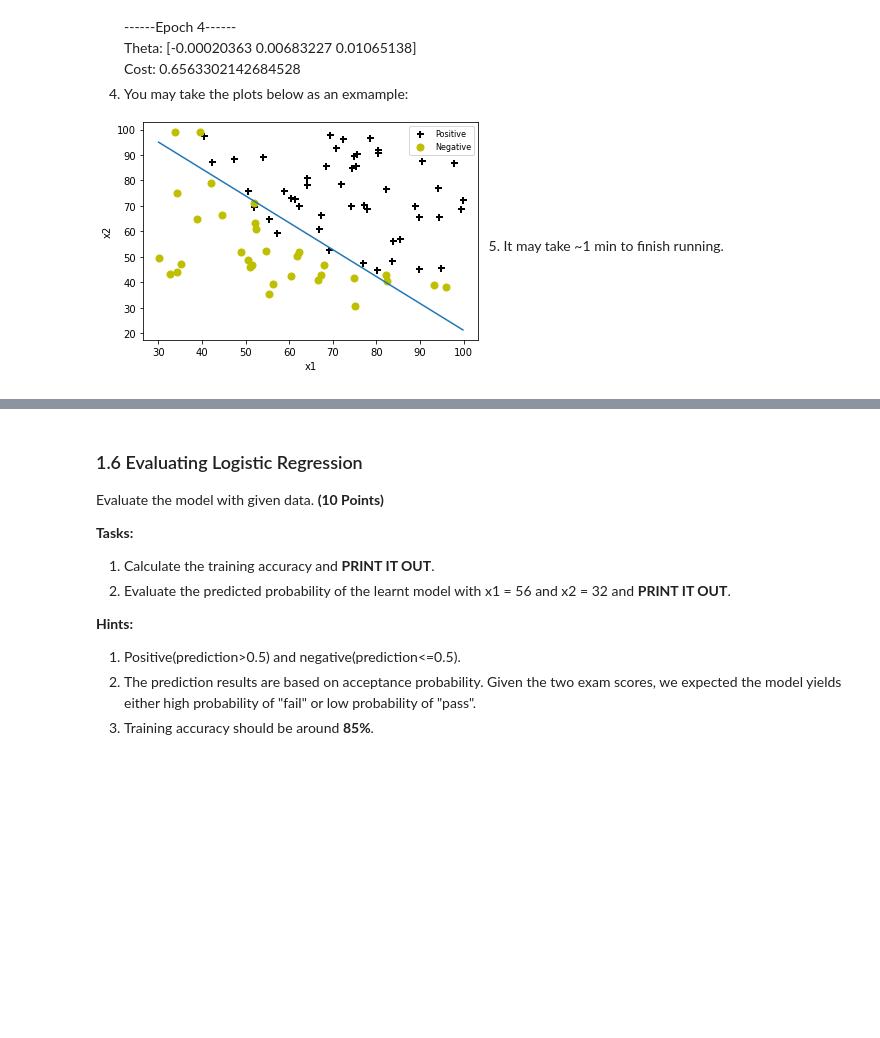
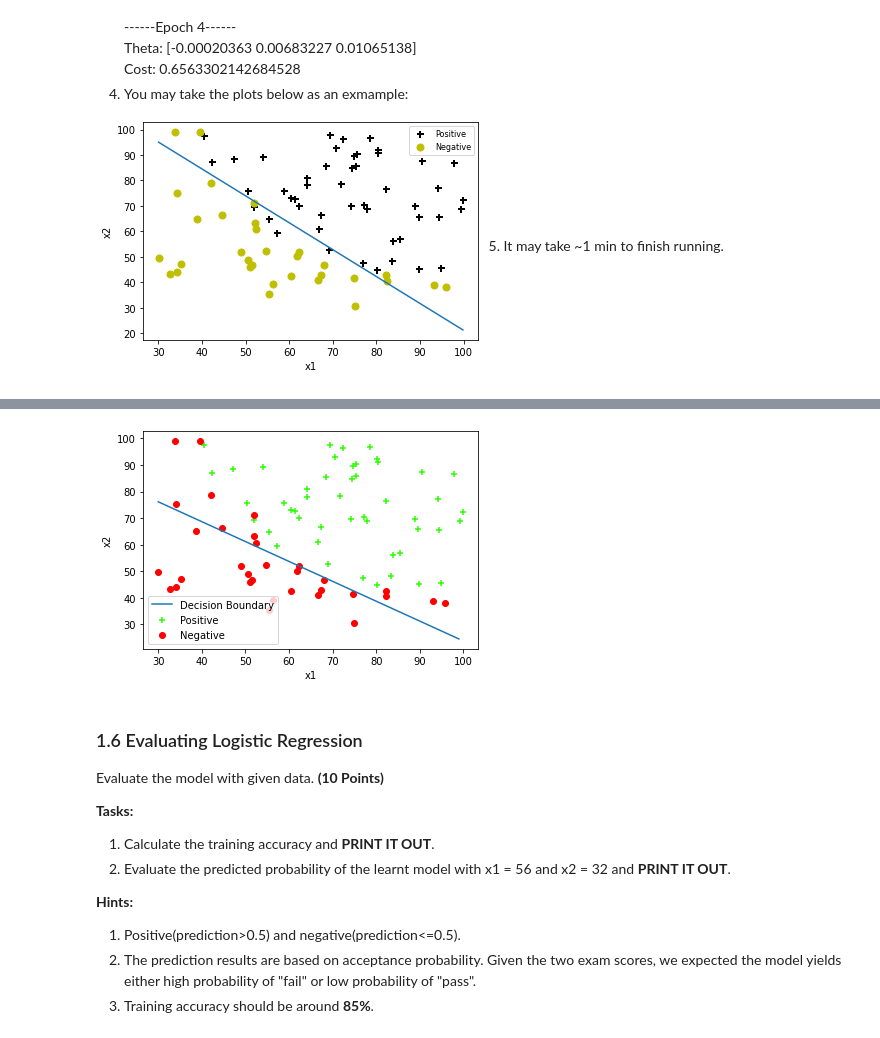
Before and after one commit to NChitty/CAP4630, a Jupyter notebook: hw2/Homework_02_colab.ipynb, the cells around one changed output, grey strips where cells are left out. Saved outputs shown, nothing was run; the diff lists cells and outputs as text; code cells hidden in the pictures; blank space fills up the shorter version.

```diff
--- a/hw2/Homework_02_colab.ipynb
+++ b/hw2/Homework_02_colab.ipynb
@@ -92,10 +99,7 @@ $g(z) = \frac{1}{1+e^{-z}}$.
 
 # def sigmoid(z):
 def sigmoid(z):
-    g_z = []
-    for x in z:
-        g_z.append(1/(1+math.exp(-x)))
-    return g_z
+    return 1/(1+np.exp(-z))
 # %%
 ### Plot data here
 
@@ -223,13 +226,13 @@ Cost: 0.6563302142684528
 # %%
 # Gradient Descent Implementation Here
 
-# theta = initial_theta
-# lr = ...
+theta = initial_theta
+lr = 1e-3
 
-# for epoch in range(...):
-#     J = cal_cost(theta, X, y)
-#     grad = cal_grad(theta, X, y)
-#     theta = .... # parameter update rule of gradient descent
-
-#print ('Theta: {0}'.format(theta))
-#print ('Cost: {0}'.format(cal_cost(theta, X, y)))
+for epoch in range(80000):
+    J = cal_cost(theta, x, y)
+    grad = cal_grad(theta, x, y)
+    theta = theta - np.dot(lr, grad) # parameter update rule of gradient descent
+    print('-----Epoch {0}-----'.format(epoch))
+    print ('Theta: {0}'.format(theta))
+    print ('Cost: {0}'.format(cal_cost(theta, x, y)))
@@ -236,15 +257,20 @@ Cost: 0.6563302142684528
 # %%
 # Draw Decision Boundary Here
 
-# def plotDecisionBoundary(theta, X, y):
-#     plotData(X[:,1:], y)
+def plotDecisionBoundary(theta, X, Y):
+    plotData(X[:,1:], Y)
 #     # get min and max values
-#     xx = ....
+    xx = [np.min(X[:, 1]), np.max(X[:, 2])]
 #     # get boundary of separation
-#     yy = .... // Derive it from "theta[0]+yy*theta[1]+xx*theta[2]=0" THINK ABOUT THE REASON.
-#     plt.plot(xx, yy)
+    yy =  - (theta[0] + np.dot(theta[1], xx)) / theta[2]
+    # Derive it from "theta[0]+yy*theta[1]+xx*theta[2]=0" THINK ABOUT THE REASON.
+    plt.plot(xx, yy, label='Decision Boundary')
+    plt.legend()
+    plt.show()
 
-# plotDecisionBoundary(theta, X, y)
+plotDecisionBoundary(theta, x, y)
+# %% [output]
+[figure, added]
 # %% [markdown]
 
 ### 1.6 Evaluating Logistic Regression
```
Also changed, not shown: parts of 9 cells of this notebook.
